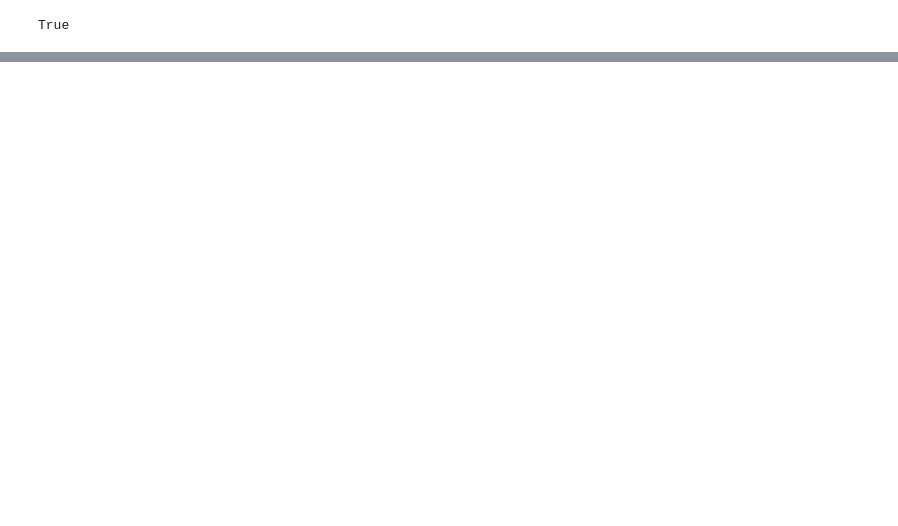
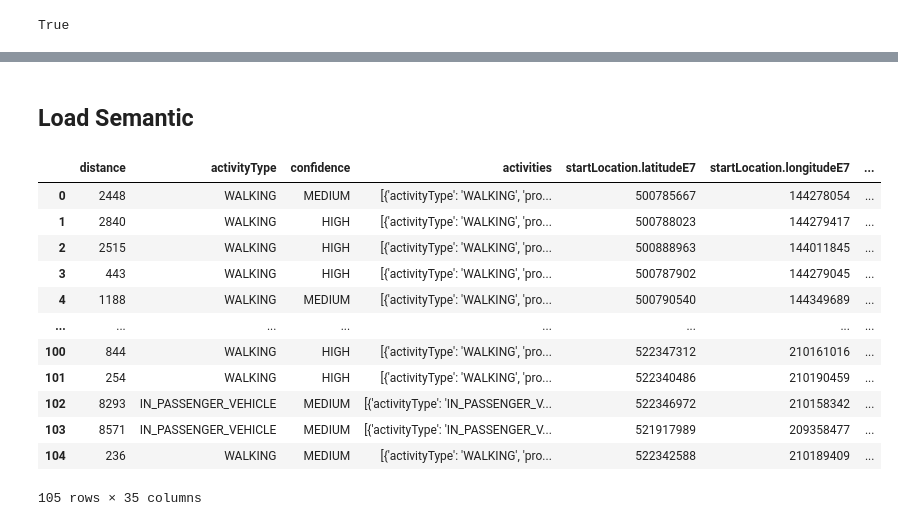
Before and after one commit to cipher982/chatlas, a Jupyter notebook: notebooks/load_langchain.ipynb, the cells around one changed output, grey strips where cells are left out. Drawn from its saved outputs; the diff is of its cells as text; code cells hidden in the pictures; blank space fills up the shorter version.

Commit message:
update json exploration notebook

```diff
--- a/notebooks/load_langchain.ipynb
+++ b/notebooks/load_langchain.ipynb
@@ -32,0 +99,41 @@ Retrying langchain.llms.openai.completion_with_retry.<locals>._completion_with_r
+# %% [markdown]
+## Load Semantic
+# %%
+import os
+
+data_folder = "/Users/davidrose/git/chatlas/data/location_history/semantic/2023"
+data_files = [os.path.join(data_folder, file) for file in os.listdir(data_folder) if file.endswith('.json')]
+
+data = []
+for file in data_files:
+    with open(file, 'r') as f:
+        data.append(json.load(f))
+
+dfs = pd.json_normalize(data)
+# %%
+activity_segments = []
+place_visits = []
+for i in data[0]["timelineObjects"]:
+    if "activitySegment" in i.keys():
+        activity_segments.append(i["activitySegment"])
+    if "placeVisit" in i.keys():
+        place_visits.append(i["placeVisit"])
+
+df_activity_segments = pd.json_normalize(activity_segments)
+df_place_visits = pd.json_normalize(place_visits)
+# %%
+df_activity_segments
+# %% [output]
+|  | distance | activityType | confidence | activities | startLocation.latitudeE7 | startLocation.longitudeE7 | ... |
+| 0 | 2448 | WALKING | MEDIUM | [{'activityType': 'WALKING', 'pro... | 500785667 | 144278054 | ... |
+| 1 | 2840 | WALKING | HIGH | [{'activityType': 'WALKING', 'pro... | 500788023 | 144279417 | ... |
+| 2 | 2515 | WALKING | HIGH | [{'activityType': 'WALKING', 'pro... | 500888963 | 144011845 | ... |
+| 3 | 443 | WALKING | HIGH | [{'activityType': 'WALKING', 'pro... | 500787902 | 144279045 | ... |
+| 4 | 1188 | WALKING | MEDIUM | [{'activityType': 'WALKING', 'pro... | 500790540 | 144349689 | ... |
+| ... | ... | ... | ... | ... | ... | ... | ... |
+| 100 | 844 | WALKING | HIGH | [{'activityType': 'WALKING', 'pro... | 522347312 | 210161016 | ... |
+| 101 | 254 | WALKING | HIGH | [{'activityType': 'WALKING', 'pro... | 522340486 | 210190459 | ... |
+| 102 | 8293 | IN_PASSENGER_VEHICLE | MEDIUM | [{'activityType': 'IN_PASSENGER_V... | 522346972 | 210158342 | ... |
+| 103 | 8571 | IN_PASSENGER_VEHICLE | MEDIUM | [{'activityType': 'IN_PASSENGER_V... | 521917989 | 209358477 | ... |
+| 104 | 236 | WALKING | MEDIUM | [{'activityType': 'WALKING', 'pro... | 522342588 | 210189409 | ... |
+105 rows × 35 columns
```
Also changed, not shown: parts of 10 cells of this notebook.
